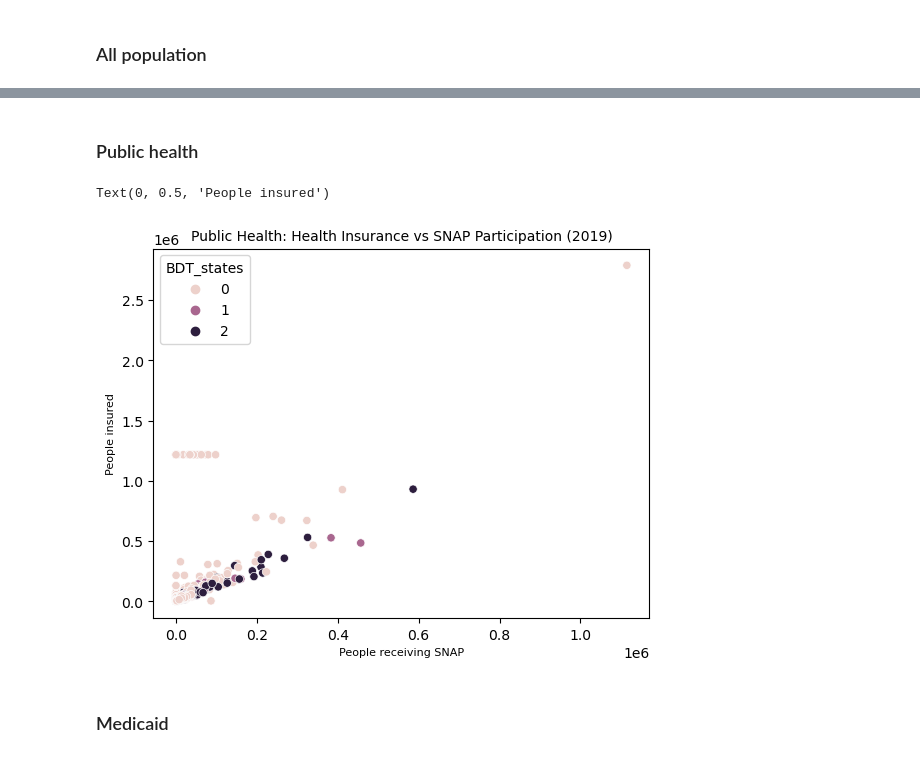
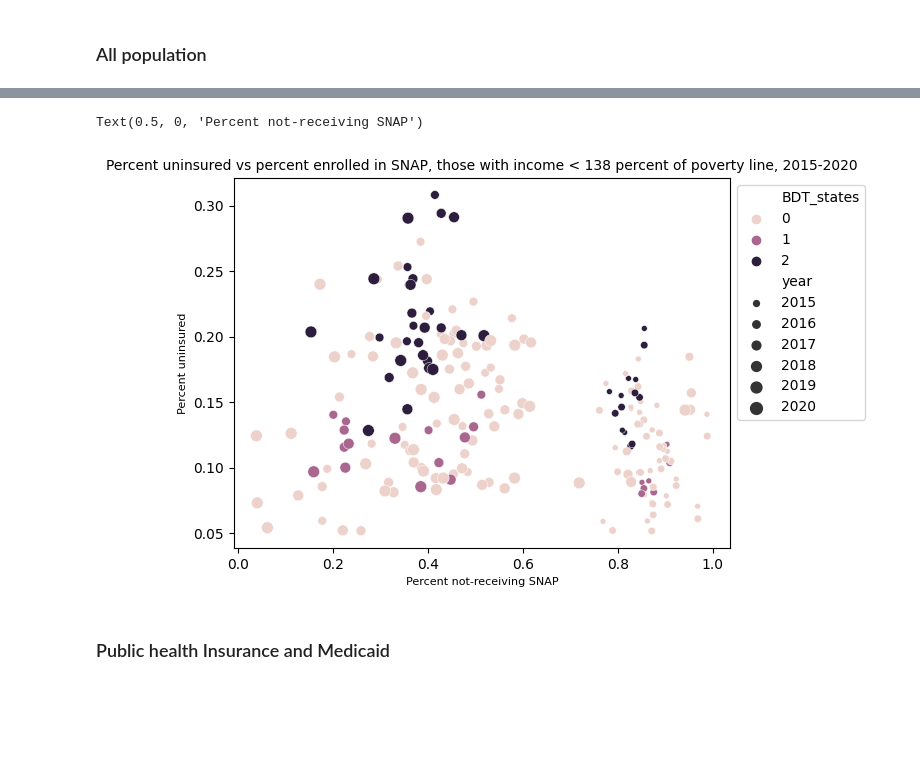
Before and after one commit to datakind/BDT_DataDive_Dec22, a Jupyter notebook: health_insurance/SNAP_HealthInsurance_County.ipynb, the cells around one changed output, grey strips where cells are left out. Saved outputs shown, nothing was run; the diff lists cells and outputs as text; code cells hidden in the pictures; blank space fills up the shorter version.

```diff
--- a/health_insurance/SNAP_HealthInsurance_County.ipynb
+++ b/health_insurance/SNAP_HealthInsurance_County.ipynb
@@ -42,3 +67,3 @@ snap_county_selection = snap_county[snap_county["month"]=="JUL"]
 # %%
-acs_merge = pd.read_csv("acsmerge.csv", low_memory=False, dtype={"countyFIPS":"str"})
+#acs_merge = pd.read_csv("acsmerge.csv", low_memory=False, dtype={"countyFIPS":"str"})
 # %%
@@ -73,6 +98,8 @@ fips = pd.merge(fipscounty,fipsstate,on='stateFIPS',how='left')
 acs_state = pd.merge(acs_merge, fips, on="countyFIPS", how="left")
 # %%
 acs_state["stateNAME"] = acs_state["stateNAME"].str.title()
+# %%
+acs_state['year'] = pd.to_numeric(acs_state['year'])
 # %% [markdown]
 ### Merge datasets
 # %%
@@ -136,0 +136,12 @@ Text(0, 0.5, 'People uninsured')
+# %%
+health_subset = snap_acs[['year', 'stateNAME_x', 'S2701_C02_001E', 'PersonsTotal','S2701_C01_001E','S2701_C01_058E', 'S2701_C04_001E', 'S2701_C04_058E']]
+#health_subset_19 = health_subset[health_subset.year==2019]
+health_year_st = health_subset.groupby(['year', 'stateNAME_x'], as_index=False).sum()
+health_year_st["BDT_states"] = health_year_st["stateNAME_x"].apply(BDT_identifier)
+# %%
+health_year_st['percent_uninsured'] = health_year_st['S2701_C04_001E']/health_year_st['S2701_C01_001E']
+health_year_st['percent_uninsured_eligble'] = health_year_st['S2701_C04_058E']/health_year_st['S2701_C01_058E']
+health_year_st['percent_snap'] = health_year_st['PersonsTotal']/health_year_st['S2701_C01_001E']
+health_year_st['percent_snap_eligible'] = health_year_st['PersonsTotal']/health_year_st['S2701_C01_058E']
+health_year_st['snap_gap'] = 1 - health_year_st['percent_snap_eligible']
+health_year_st = health_year_st[health_year_st['percent_snap_eligible'] < 1]
@@ -137,13 +154,14 @@ Text(0, 0.5, 'People uninsured')
+# %%
+#Of those eligible (where eligibility is proxied by income <138 percent of poverty line as this is the closest breakdown in the data to the SNAP eligibility of gross income is 130 percent),
+#looking at the percent uninsured vs the percent that do not receive SNAP, ie. are not enrolled.
+plot= sns.scatterplot(data=health_year_st, x="snap_gap",
+                y="percent_uninsured_eligble", hue="BDT_states", size = 'year')
+sns.move_legend(plot, "upper left", bbox_to_anchor=(1, 1))
+plt.title("Percent uninsured vs percent enrolled in SNAP, those with income < 138 percent of poverty line, 2015-2020", fontsize=10)
+plt.ylabel("Percent uninsured", fontsize=8)
+plt.xlabel("Percent not-receiving SNAP", fontsize=8)
+# %% [output]
+Text(0.5, 0, 'Percent not-receiving SNAP')
+[figure, added]
 # %% [markdown]
-### Public health
+### Public health Insurance and Medicaid
-# %%
-sns.scatterplot(data=snap_acs[snap_acs["year"]==2019], x="PersonsTotal",
-                y="S2704_C02_026E",hue="BDT_states")
-plt.title("Public Health: Health Insurance vs SNAP Participation (2019)", fontsize=10)
-plt.xlabel("People receiving SNAP", fontsize=8)
-plt.ylabel("People insured", fontsize=8)
-# %% [output]
-Text(0, 0.5, 'People insured')
-[figure, removed]
-# %% [markdown]
-### Medicaid
```
Also changed, not shown: parts of 40 cells of this notebook.
